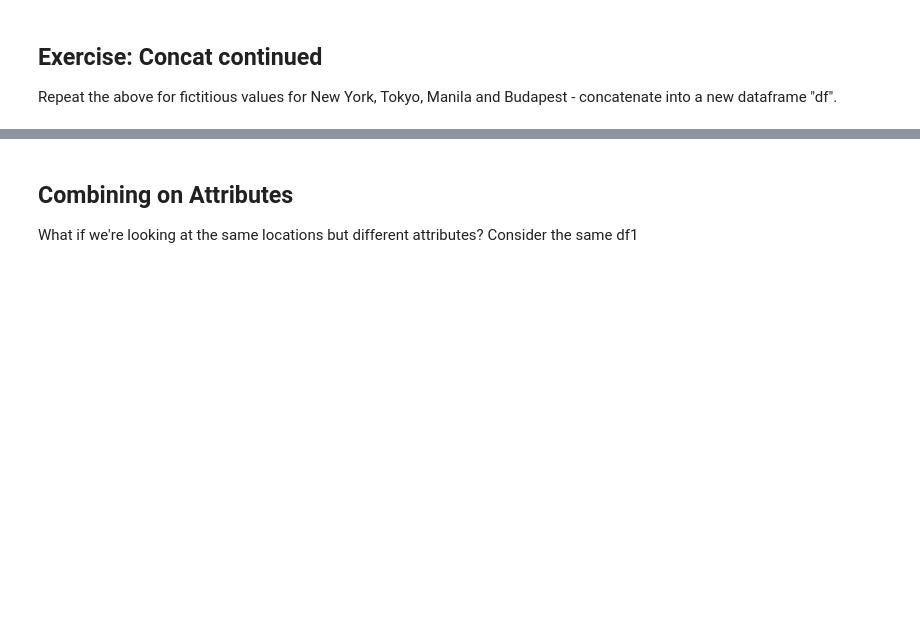
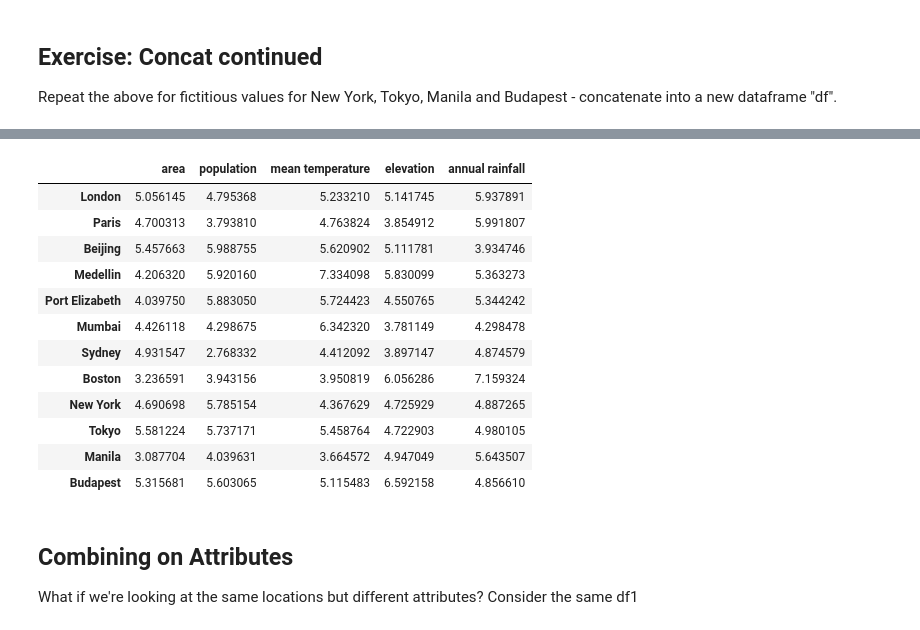
Before and after one commit to jaoshang/QM2, a Jupyter notebook: notebooks/W06. Merging and Joining.ipynb, the cells around one changed output, grey strips where cells are left out. Cells and saved outputs as stored; diff of their text form; code cells hidden in the pictures; blank space fills up the shorter version.

```diff
--- a/notebooks/W06. Merging and Joining.ipynb
+++ b/notebooks/W06. Merging and Joining.ipynb
@@ -152,3 +150,8 @@ df3
 ## Exercise: Concat continued
 
 Repeat the above for fictitious values for New York, Tokyo, Manila and Budapest - concatenate into a new dataframe "df".
+# %%
+df4 = pd.DataFrame(5+np.random.randn(4, 5))
+df4.columns = ['area','population','mean temperature','elevation','annual rainfall']
+df4.index = ['New York', 'Tokyo', 'Manila','Budapest']
+df4
@@ -155,3 +164,20 @@ Repeat the above for fictitious values for New York, Tokyo, Manila and Budapest
+# %%
+df=pd.concat([df3,df4])
+df
+# %% [output]
+|  | area | population | mean temperature | elevation | annual rainfall |
+| London | 5.056145 | 4.795368 | 5.233210 | 5.141745 | 5.937891 |
+| Paris | 4.700313 | 3.793810 | 4.763824 | 3.854912 | 5.991807 |
+| Beijing | 5.457663 | 5.988755 | 5.620902 | 5.111781 | 3.934746 |
+| Medellin | 4.206320 | 5.920160 | 7.334098 | 5.830099 | 5.363273 |
+| Port Elizabeth | 4.039750 | 5.883050 | 5.724423 | 4.550765 | 5.344242 |
+| Mumbai | 4.426118 | 4.298675 | 6.342320 | 3.781149 | 4.298478 |
+| Sydney | 4.931547 | 2.768332 | 4.412092 | 3.897147 | 4.874579 |
+| Boston | 3.236591 | 3.943156 | 3.950819 | 6.056286 | 7.159324 |
+| New York | 4.690698 | 5.785154 | 4.367629 | 4.725929 | 4.887265 |
+| Tokyo | 5.581224 | 5.737171 | 5.458764 | 4.722903 | 4.980105 |
+| Manila | 3.087704 | 4.039631 | 3.664572 | 4.947049 | 5.643507 |
+| Budapest | 5.315681 | 5.603065 | 5.115483 | 6.592158 | 4.856610 |
 # %% [markdown]
 ## Combining on Attributes
 
```
Also changed, not shown: parts of 12 cells of this notebook.
